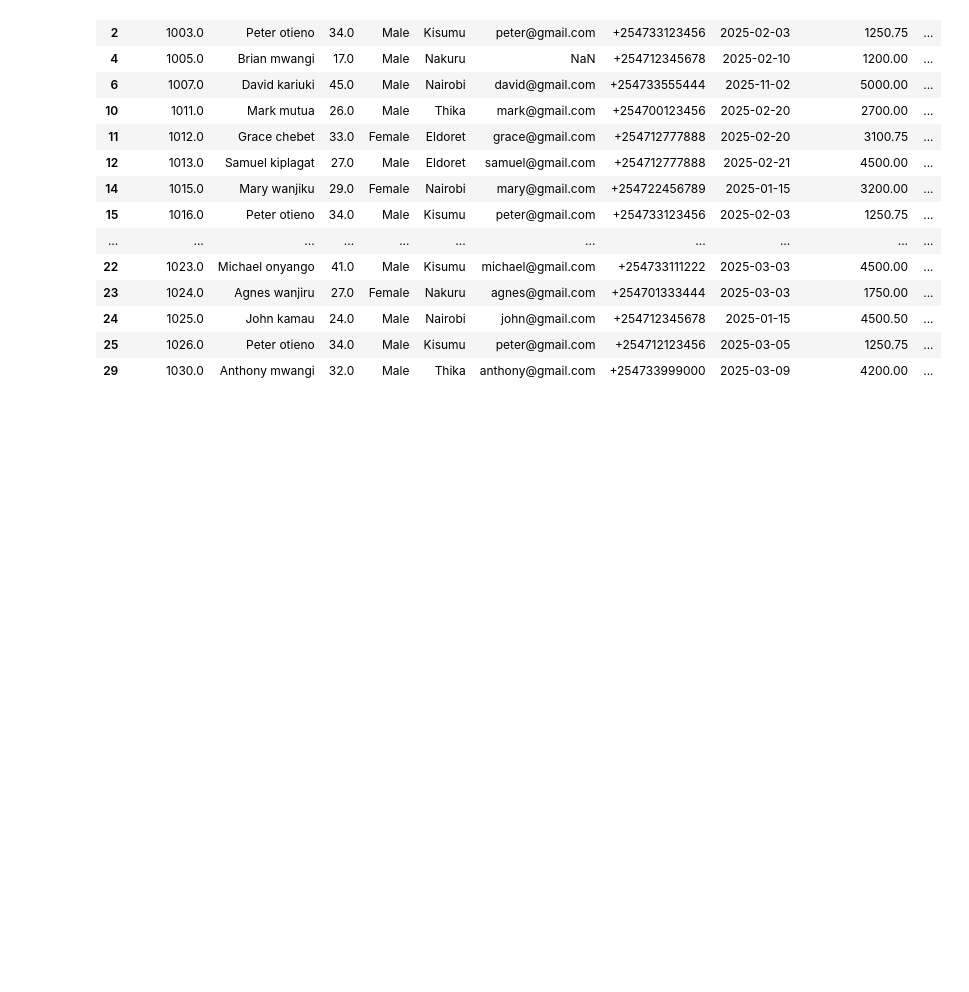
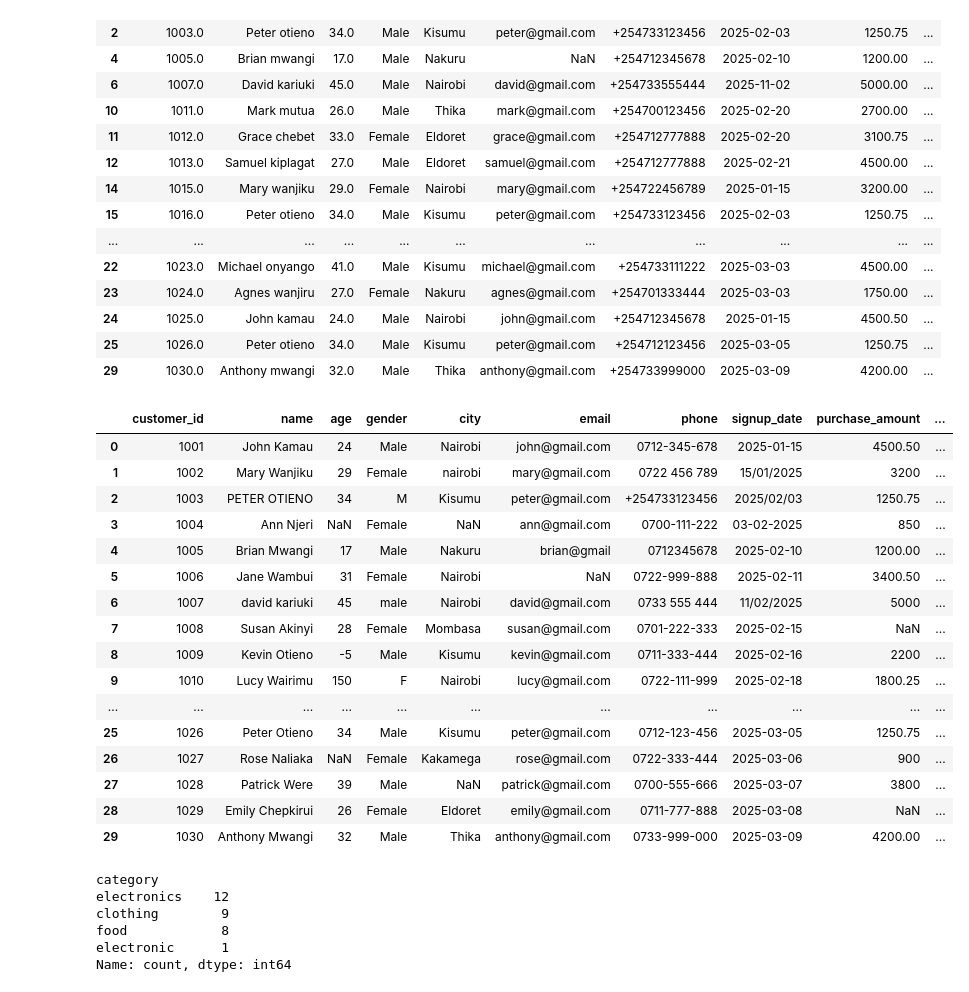
Before and after one commit to PERY015/Pandas_Tutorial, a Jupyter notebook: lesson2.ipynb, the cells around one changed output. Cells and saved outputs as stored; diff of their text form; code cells hidden in the pictures; blank space fills up the shorter version.

Commit message:
cleaned the category column and fixed path

```diff
--- a/lesson2.ipynb
+++ b/lesson2.ipynb
@@ -2,7 +2,7 @@
 import pandas as pd
 import numpy as np
 # %%
-df=pd.read_csv('../datasets/dirty_customers.csv')
+df=pd.read_csv('datasets/dirty_customers.csv')
 # %%
 df.info()
 # %% [output]
@@ -332,3 +332,33 @@ df
 | 24 | 1025.0 | John kamau | 24.0 | Male | Nairobi | john@gmail.com | +254712345678 | 2025-01-15 | 4500.50 | ... |
 | 25 | 1026.0 | Peter otieno | 34.0 | Male | Kisumu | peter@gmail.com | +254712123456 | 2025-03-05 | 1250.75 | ... |
 | 29 | 1030.0 | Anthony mwangi | 32.0 | Male | Thika | anthony@gmail.com | +254733999000 | 2025-03-09 | 4200.00 | ... |
+# %%
+df['category']=df['category'].astype(str).str.lower().str.strip()
+df
+# %% [output]
+|  | customer_id | name | age | gender | city | email | phone | signup_date | purchase_amount | ... |
+| 0 | 1001 | John Kamau | 24 | Male | Nairobi | john@gmail.com | 0712-345-678 | 2025-01-15 | 4500.50 | ... |
+| 1 | 1002 | Mary Wanjiku | 29 | Female | nairobi | mary@gmail.com | 0722 456 789 | 15/01/2025 | 3200 | ... |
+| 2 | 1003 | PETER OTIENO | 34 | M | Kisumu | peter@gmail.com | +254733123456 | 2025/02/03 | 1250.75 | ... |
+| 3 | 1004 | Ann Njeri | NaN | Female | NaN | ann@gmail.com | 0700-111-222 | 03-02-2025 | 850 | ... |
+| 4 | 1005 | Brian Mwangi | 17 | Male | Nakuru | brian@gmail | 0712345678 | 2025-02-10 | 1200.00 | ... |
+| 5 | 1006 | Jane Wambui | 31 | Female | Nairobi | NaN | 0722-999-888 | 2025-02-11 | 3400.50 | ... |
+| 6 | 1007 | david kariuki | 45 | male | Nairobi | david@gmail.com | 0733 555 444 | 11/02/2025 | 5000 | ... |
+| 7 | 1008 | Susan Akinyi | 28 | Female | Mombasa | susan@gmail.com | 0701-222-333 | 2025-02-15 | NaN | ... |
+| 8 | 1009 | Kevin Otieno | -5 | Male | Kisumu | kevin@gmail.com | 0711-333-444 | 2025-02-16 | 2200 | ... |
+| 9 | 1010 | Lucy Wairimu | 150 | F | Nairobi | lucy@gmail.com | 0722-111-999 | 2025-02-18 | 1800.25 | ... |
+| ... | ... | ... | ... | ... | ... | ... | ... | ... | ... | ... |
+| 25 | 1026 | Peter Otieno | 34 | Male | Kisumu | peter@gmail.com | 0712-123-456 | 2025-03-05 | 1250.75 | ... |
+| 26 | 1027 | Rose Naliaka | NaN | Female | Kakamega | rose@gmail.com | 0722-333-444 | 2025-03-06 | 900 | ... |
+| 27 | 1028 | Patrick Were | 39 | Male | NaN | patrick@gmail.com | 0700-555-666 | 2025-03-07 | 3800 | ... |
+| 28 | 1029 | Emily Chepkirui | 26 | Female | Eldoret | emily@gmail.com | 0711-777-888 | 2025-03-08 | NaN | ... |
+| 29 | 1030 | Anthony Mwangi | 32 | Male | Thika | anthony@gmail.com | 0733-999-000 | 2025-03-09 | 4200.00 | ... |
+# %%
+df['category'].value_counts()
+# %% [output]
+category
+electronics    12
+clothing        9
+food            8
+electronic      1
+Name: count, dtype: int64
```
Also changed, not shown: parts of 1 cell of this notebook.
